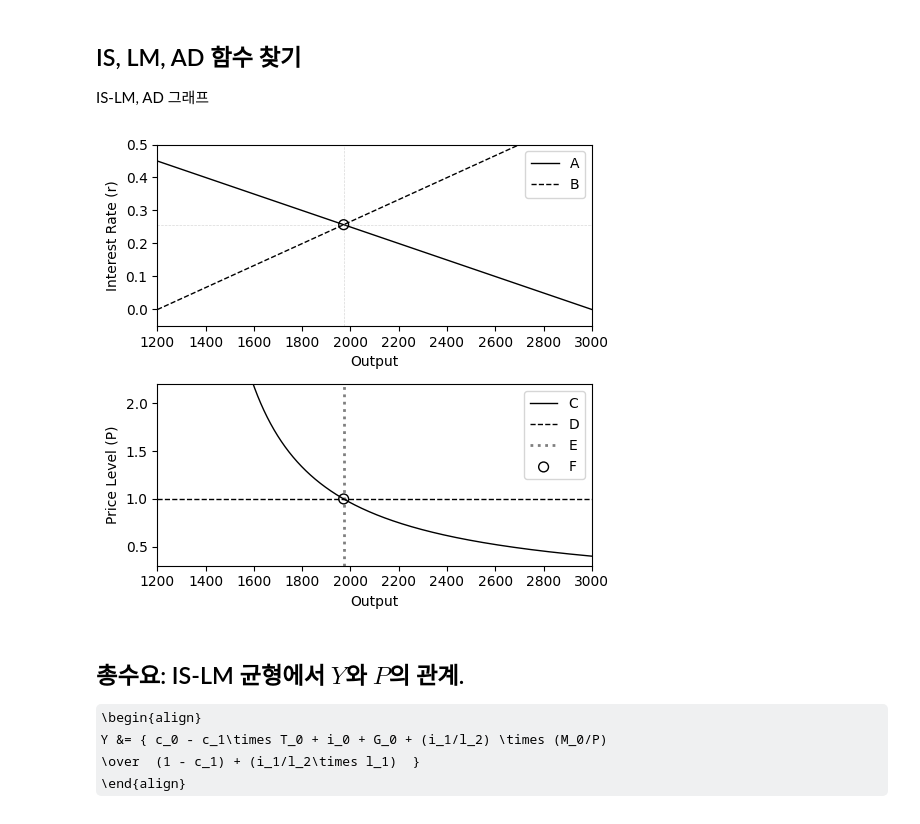
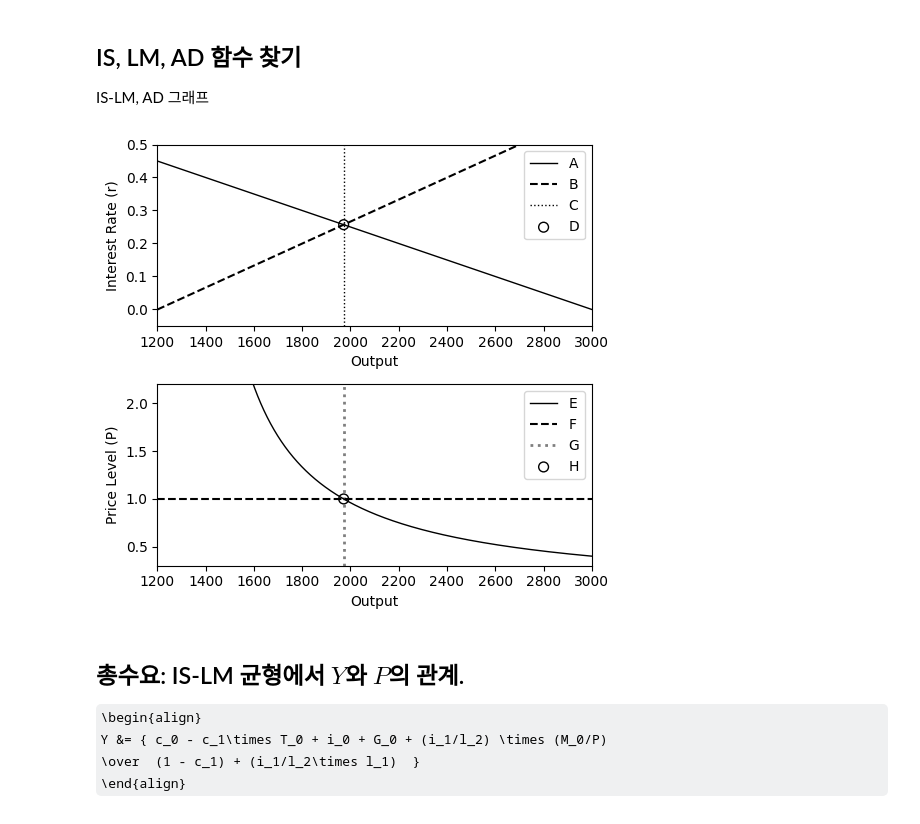
Before and after one commit to bahn28/gamja, a Jupyter notebook: a_200_islm_adas.ipynb, the cells around one changed output. Saved outputs shown, nothing was run; the diff lists cells and outputs as text; code cells hidden in the pictures; some formulas as TeX source.

```diff
--- a/a_200_islm_adas.ipynb
+++ b/a_200_islm_adas.ipynb
@@ -44,12 +44,12 @@ IS-LM, AD 그래프
 denom = i1 * l1 + l2 * (1 - c1)
 num_fixed = l2 * (c0 - c1 * T + i0 + G)
 
-# AD 곡선 공식 (P에 따른 Y 계산)
+# AD 곡선 공식 (P에 따른 Y 계산, P_vals 계열)
 Y_AD = (num_fixed + i1 * M / P_vals) / denom
 
 # AD와 SRAS의 교점 (종합 균형 물가 P_eq와 균형 소득 Y_eq) 구하기
 # 연립방정식: P = P_expect + gamma*(Y - Y_pot) & Y에서 P_eq 도출
-# 수치적으로 교점 계산
+# 수치적으로 교점 계산, 단기에는 사실 고정값, AS가 우상향할 때 뒷 부분 반영.
 idx = np.nanargmin(np.abs(P_vals - (P_expect + gamma * ((num_fixed + i1 * M / P_vals) / denom - Y_pot))))
 P_eq = P_vals[idx]
 Y_eq = (num_fixed + i1 * M / P_eq) / denom
@@ -62,48 +62,48 @@ fig, (ax1, ax2) = plt.subplots(2, 1, figsize=(16/3, 10/2),  )
 
 # [위 그래프: IS-LM 명목 균형]
 r_IS = (c0 - c1 * T + i0 + G - (1 - c1) * Y_vals) / i1
-r_LM = (l1 * Y_vals - M / P_eq) / l2  # 결정된 P_eq가 LM의 실질 통화량에 반영됨
+r_LM = (l1 * Y_vals - M / P_eq) / l2                    # 결정된 P_eq가 LM의 실질 통화량에 반영됨
 
 ax1.plot(Y_vals, r_IS, label='A', color='black', linewidth=1)
-ax1.plot(Y_vals, r_LM, label=f'B', color='black', linestyle='--', linewidth=1)
-ax1.scatter(Y_eq, r_eq, color='None', edgecolor='black', s=50, zorder=5)
-ax1.axvline(Y_eq, color='gray', linestyle='--', alpha=0.3, lw=0.5)
-ax1.axhline(r_eq, color='gray', linestyle='--', alpha=0.3, lw=0.5)
+ax1.plot(Y_vals, r_LM, label=f'B', color='black', linestyle='--', linewidth=1.5)
+ax1.axvline(Y_eq, color='black', linestyle='dotted', lw=1, label='C')
+#ax1.axhline(r_eq, color='black', linestyle='dotted', lw=1) #alpha=0.3,
+ax1.scatter(Y_eq, r_eq, color='None', edgecolor='black', s=50, label='D', zorder=5)
 
 #ax1.set_title('1. IS-LM Market Equilibrium', fontsize=12, fontweight='bold')
 ax1.set_xlabel('Output')
 ax1.set_ylabel('Interest Rate (r)')
 ax1.set_xlim(1200, 3000)
 ax1.set_ylim(-0.05, 0.50)
 #ax1.grid(True, linestyle=':', alpha=0.6)
 ax1.legend(loc='upper right')
 
 # [아래 그래프: AD-AS 물가-산출량 균형]
 # 위에서 구한 Y_AD는 P_vals에 대응하므로 X축이 Y_AD, Y축이 P_vals
-ax2.plot(Y_AD, P_vals, label='C', color='black', linewidth=1)
+ax2.plot(Y_AD, P_vals, label='E', color='black', linewidth=1)
 
 # SRAS 곡선 (Y_vals에 따른 P 계산)
 P_SRAS = P_expect + gamma * (Y_vals - Y_pot)
-ax2.plot(Y_vals, P_SRAS, label='D', color='black', linestyle='--', linewidth=1)
+ax2.plot(Y_vals, P_SRAS, label='F', color='black', linestyle='--', linewidth=1.5)
 
 # 균형점 표시
-ax2.axvline(Y_eq, color='black', linestyle=':',  lw=2, label='E', alpha=0.5) #
+ax2.axvline(Y_eq, color='black', linestyle='dotted',  lw=2, label='G', alpha=0.5) #
 ax2.scatter(Y_eq, P_eq, color='None', edgecolor='black',s=50, zorder=5,
-                label=f'F')
-#    ax2.axhline(P_eq, color='gray', linestyle='--', alpha=0.5, lw=0.5)
+                label=f'H')
+#    ax2.axhline(P_eq, color='gray', linestyle='-.-', alpha=0.5, lw=0.5)
 
 #ax2.set_title('2. AD-AS Aggregate Market', fontsize=12, fontweight='bold')
 ax2.set_xlabel('Output')
 ax2.set_ylabel('Price Level (P)')
 ax2.set_xlim(1200, 3000)
 ax2.set_ylim(0.3, 2.2)
 #ax2.grid(True, linestyle=':', alpha=0.6)
 ax2.legend(loc='upper right')
 
 plt.tight_layout()
 plt.show()
 # %% [output]
-[figure, old version]
+[figure, new version]
 # %% [markdown]
 ## 총수요: IS-LM 균형에서 $ Y $와 $ P $의 관계.
 
```
Also changed, not shown: parts of 1 cell of this notebook.
